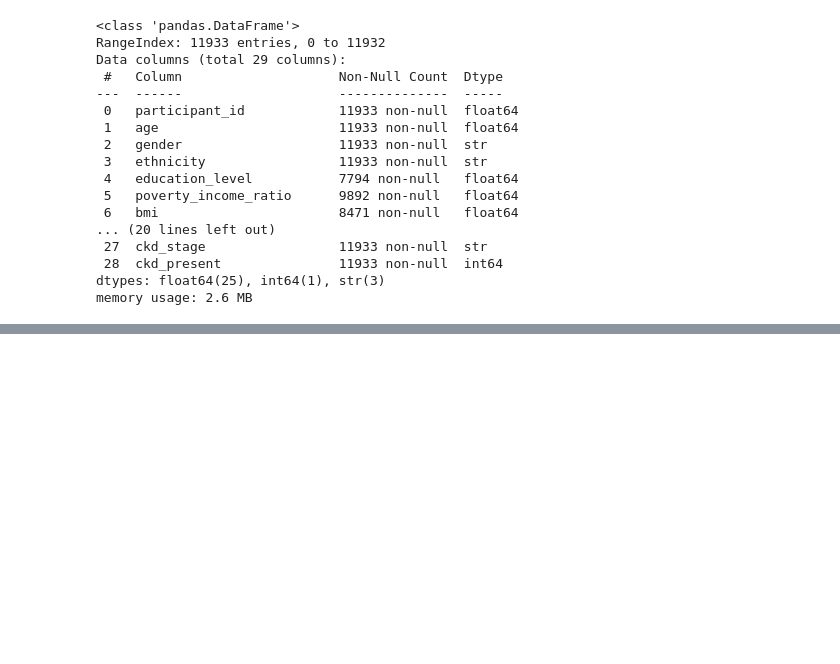
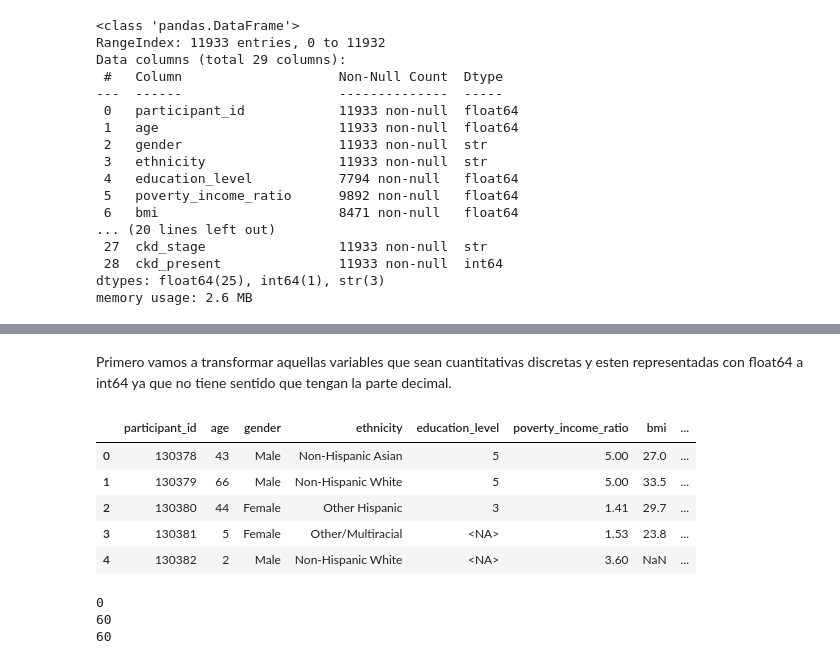
Before and after one commit to FranGonzalez354/TPE_fundamentos, a Jupyter notebook: CodeTPE.ipynb, the cells around one changed output, grey strips where cells are left out. Drawn from its saved outputs; the diff is of its cells as text; code cells hidden in the pictures; blank space fills up the shorter version.

```diff
--- a/CodeTPE.ipynb
+++ b/CodeTPE.ipynb
@@ -77,0 +109,26 @@ memory usage: 2.6 MB
+# %% [markdown]
+Primero vamos a transformar aquellas variables que sean cuantitativas discretas y esten representadas con float64 a int64 ya que no tiene sentido que tengan la parte decimal.
+# %%
+columnas = ["participant_id", "age", "education_level", "bp_systolic", "bp_diastolic", "blood_urea_nitrogen", "bicarbonate", "urine_creatinine", "diabetes_diagnosed", "insulin_use", "diabetes_pills", "ever_smoked"]
+data[columnas] = data[columnas].round().astype("Int64")
+data.head()
+# %% [output]
+|  | participant_id | age | gender | ethnicity | education_level | poverty_income_ratio | bmi | ... |
+| 0 | 130378 | 43 | Male | Non-Hispanic Asian | 5 | 5.00 | 27.0 | ... |
+| 1 | 130379 | 66 | Male | Non-Hispanic White | 5 | 5.00 | 33.5 | ... |
+| 2 | 130380 | 44 | Female | Other Hispanic | 3 | 1.41 | 29.7 | ... |
+| 3 | 130381 | 5 | Female | Other/Multiracial | <NA> | 1.53 | 23.8 | ... |
+| 4 | 130382 | 2 | Male | Non-Hispanic White | <NA> | 3.60 | NaN | ... |
+# %%
+sin_diabetes = data["diabetes_diagnosed"] == 2
+con_insulina = data["insulin_use"] == 1
+con_pastillas = data["diabetes_pills"] == 1
+
+print((sin_diabetes & con_insulina).sum())
+print((sin_diabetes & con_pastillas).sum())
+print((sin_diabetes & (con_insulina | con_pastillas)).sum())
+#las pildoras para la diabetes no son indicador de poseer la enfermedad, ya que puede tener pre diabetes y tomar la pastilla, por lo que indico que no tiene la enfermedad diagnosticada.
+# %% [output]
+0
+60
+60
```
Also changed, not shown: parts of 13 cells of this notebook.
